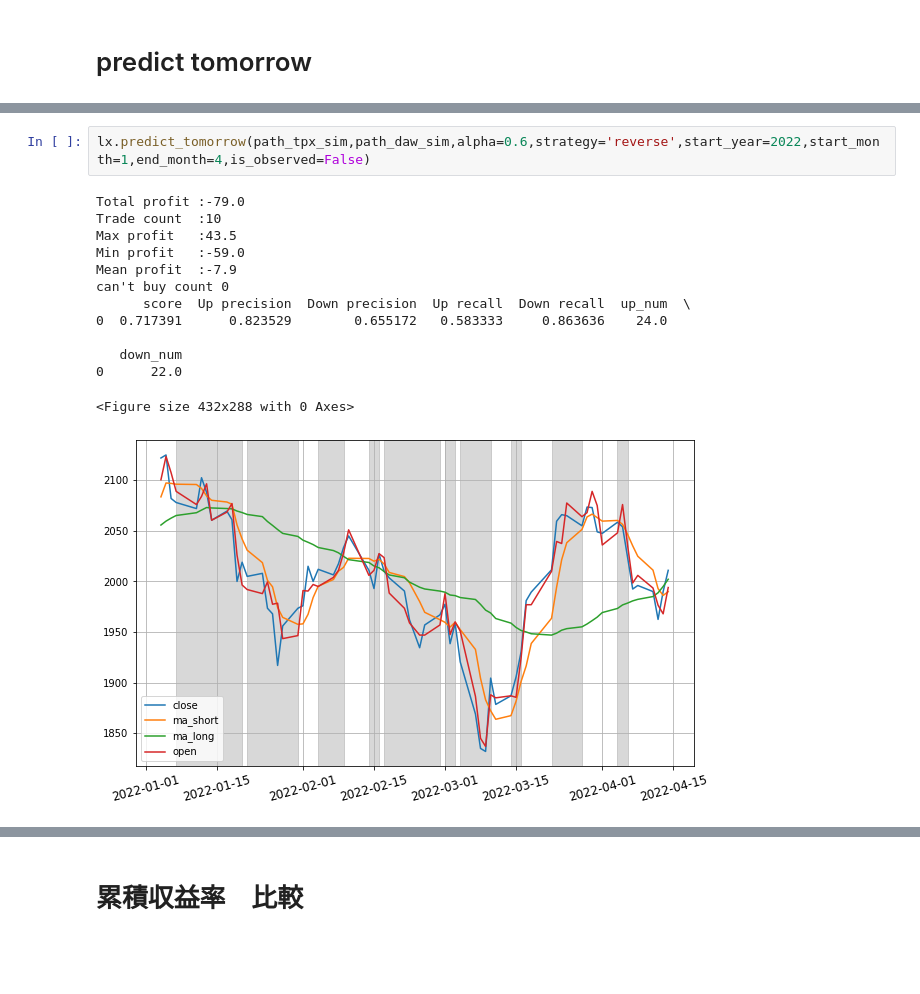
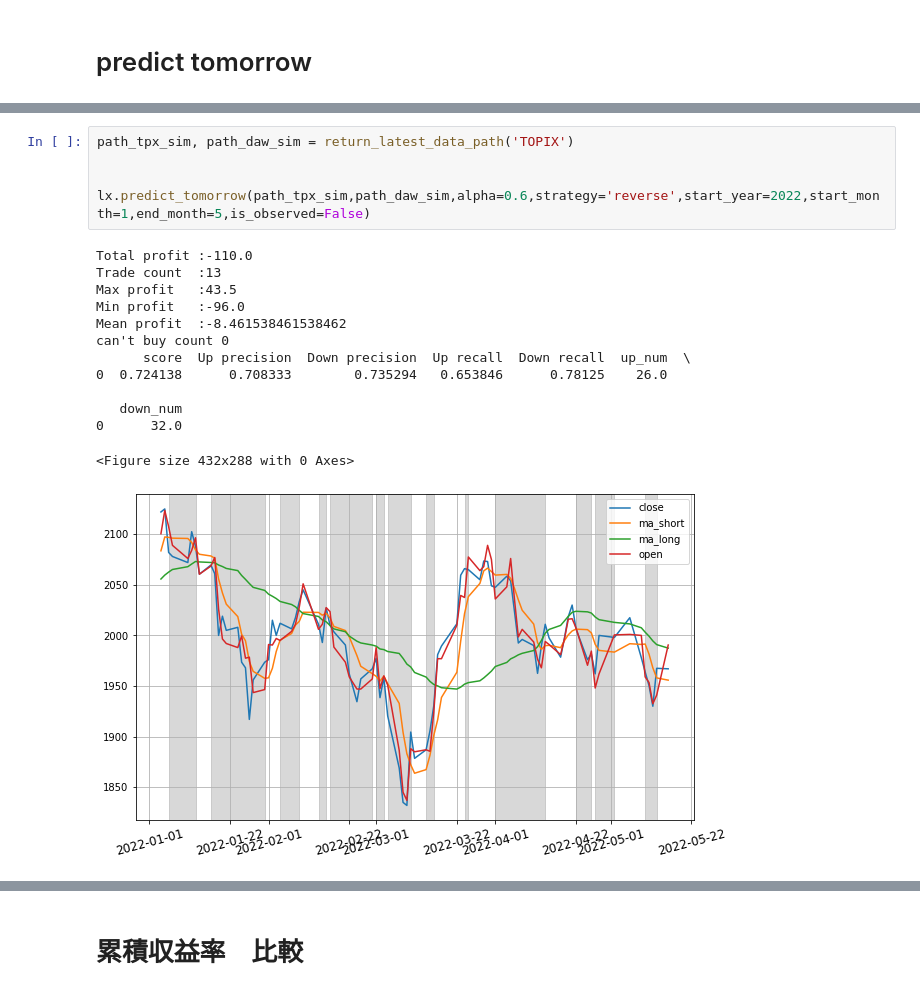
Before and after one commit to yodarjeering/New_XGB, a Jupyter notebook: ResearchFeature.ipynb, the cells around one changed output, grey strips where cells are left out. Drawn from its saved outputs; the diff is of its cells as text; blank space fills up the shorter version.

```diff
--- a/ResearchFeature.ipynb
+++ b/ResearchFeature.ipynb
@@ -1858,16 +142,19 @@ tomorrow UP possibility 0.27433392
 # %%
-lx.predict_tomorrow(path_tpx_sim,path_daw_sim,alpha=0.6,strategy='reverse',start_year=2022,start_month=1,end_month=4,is_observed=False)
+path_tpx_sim, path_daw_sim = return_latest_data_path('TOPIX')
+
+
+lx.predict_tomorrow(path_tpx_sim,path_daw_sim,alpha=0.6,strategy='reverse',start_year=2022,start_month=1,end_month=5,is_observed=False)
 # %% [output]
-Total profit :-79.0
-Trade count  :10
+Total profit :-110.0
+Trade count  :13
 Max profit   :43.5
-Min profit   :-59.0
-Mean profit  :-7.9
+Min profit   :-96.0
+Mean profit  :-8.461538461538462
 can't buy count 0
       score  Up precision  Down precision  Up recall  Down recall  up_num  \
-0  0.717391      0.823529        0.655172   0.583333     0.863636    24.0
+0  0.724138      0.708333        0.735294   0.653846      0.78125    26.0
 
    down_num
-0      22.0
+0      32.0
 <Figure size 432x288 with 0 Axes>
-[figure, old version]
+[figure, new version]
```
Also changed, not shown: parts of 27 cells of this notebook, 1 other file.
